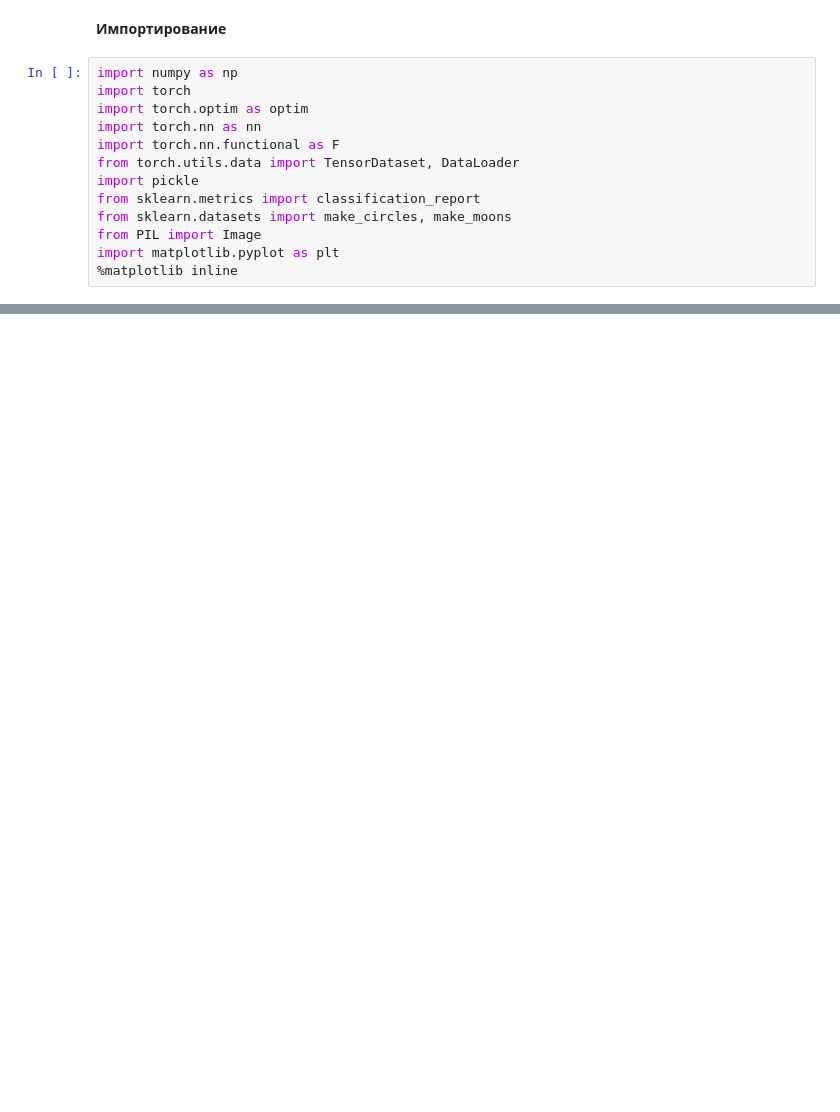
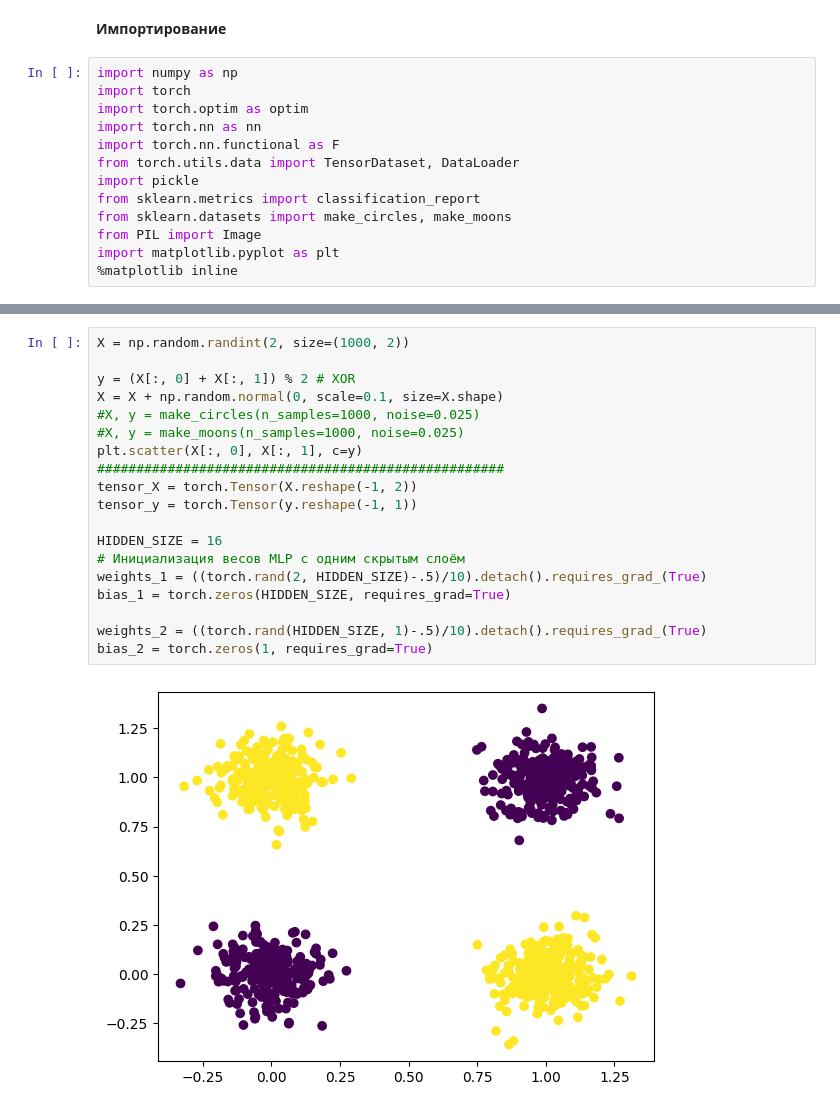
Before and after one commit to a-shirshov/DLIU, a Jupyter notebook: lab1.ipynb, the cells around one changed output, grey strips where cells are left out. Cells and saved outputs as stored; diff of their text form; blank space fills up the shorter version.

```diff
--- a/lab1.ipynb
+++ b/lab1.ipynb
@@ -63,0 +104,21 @@ torch.Size([500, 64])
+# %%
+X = np.random.randint(2, size=(1000, 2))
+
+y = (X[:, 0] + X[:, 1]) % 2 # XOR
+X = X + np.random.normal(0, scale=0.1, size=X.shape)
+#X, y = make_circles(n_samples=1000, noise=0.025)
+#X, y = make_moons(n_samples=1000, noise=0.025)
+plt.scatter(X[:, 0], X[:, 1], c=y)
+####################################################
+tensor_X = torch.Tensor(X.reshape(-1, 2))
+tensor_y = torch.Tensor(y.reshape(-1, 1))
+
+HIDDEN_SIZE = 16
+# Инициализация весов MLP с одним скрытым слоём
+weights_1 = ((torch.rand(2, HIDDEN_SIZE)-.5)/10).detach().requires_grad_(True)
+bias_1 = torch.zeros(HIDDEN_SIZE, requires_grad=True)
+
+weights_2 = ((torch.rand(HIDDEN_SIZE, 1)-.5)/10).detach().requires_grad_(True)
+bias_2 = torch.zeros(1, requires_grad=True)
+# %% [output]
+[figure, added]
```
Also changed, not shown: parts of 21 cells of this notebook, 3 other files.
